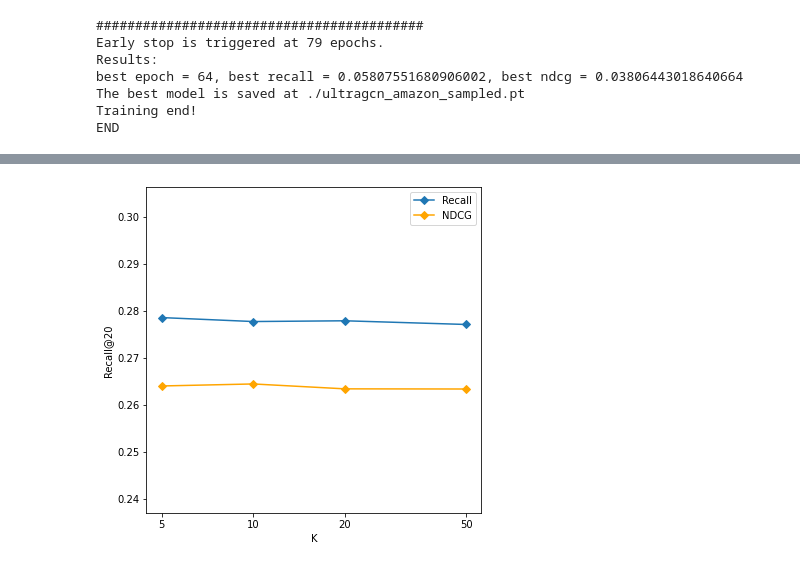
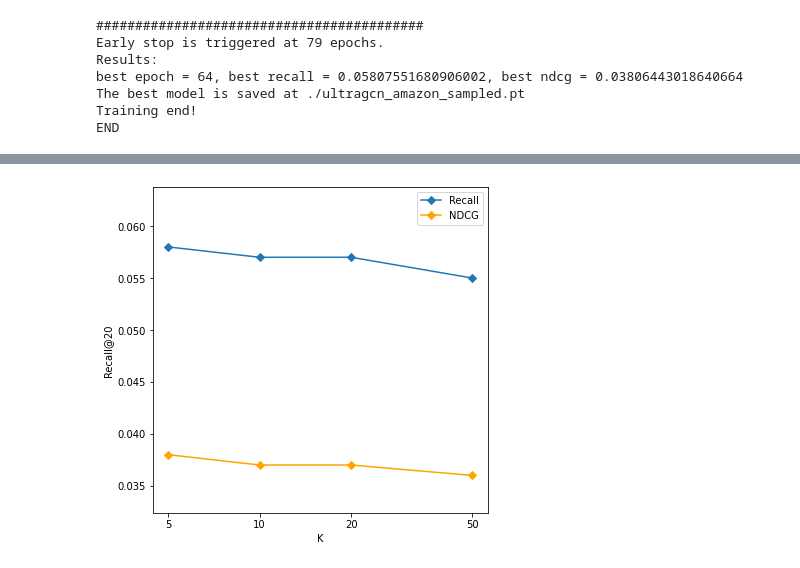
Before and after one commit to e11824496/ExpDesign_WS22, a Jupyter notebook: UltraGCN_reprod.ipynb, the cells around one changed output, grey strips where cells are left out. Cells and saved outputs as stored; diff of their text form; code cells hidden in the pictures.

```diff
--- a/UltraGCN_reprod.ipynb
+++ b/UltraGCN_reprod.ipynb
@@ -327,25 +369,25 @@ main.run('amazon_sampled_config.ini', custom_params, report_progress=False)
 # %%
 import numpy as np
 import matplotlib.pyplot as plt
 import matplotlib
 
 n = 4
 k= [5, 10, 20, 50]
-recall_results = []
-ndcg_results = []
+recall_results = [0.058, 0.057, 0.057, 0.055]
+ndcg_results = [0.038, 0.037, 0.037, 0.036]
 
 plt_, ax = plt.subplots(1, 1, figsize=(6,6))
 ax.plot(k, recall_results, marker='D')
 ax.set_ylim(min(recall_results + ndcg_results)*0.9, max(recall_results + ndcg_results)*1.1)
 ax.set_xscale('log')
 ax.set_xticks(k)
 ax.get_xaxis().set_major_formatter(matplotlib.ticker.ScalarFormatter())
 ax.minorticks_off()
 ax.set_xlabel('K')
 ax.set_ylabel('Recall@20')
 ax.plot(k, ndcg_results, color = 'orange', marker='D')
 ax.legend(['Recall', 'NDCG'])
 
 plt.show()
 # %% [output]
-[figure, old version]
+[figure, new version]
```
Also changed, not shown: parts of 5 cells of this notebook, 2 other files.
